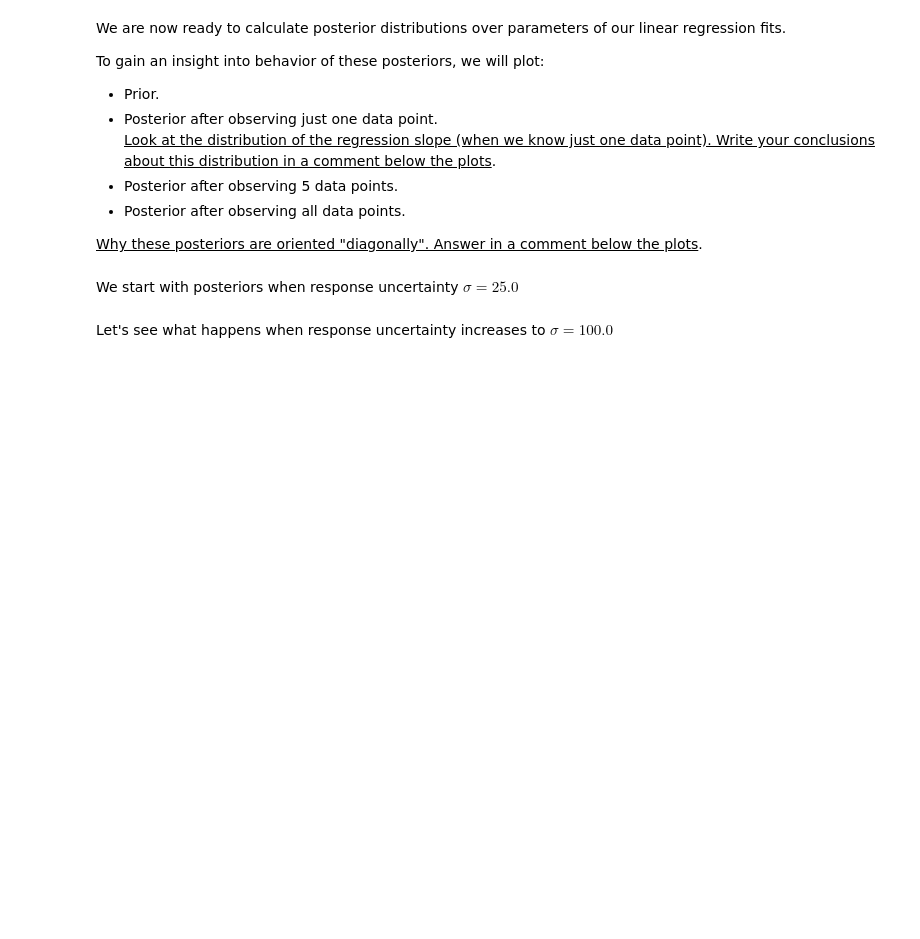
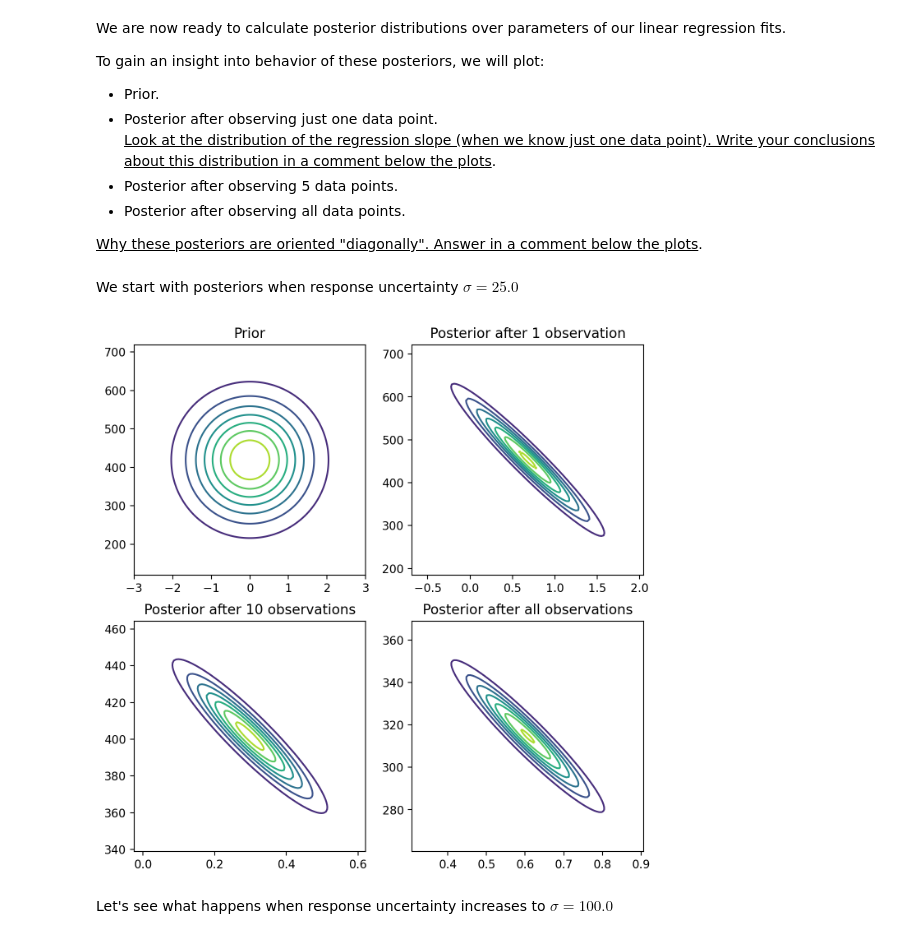
Before and after one commit to WSm-77/elements_of_statistical_machine_learning, a Jupyter notebook: lab3/lab3.ipynb, the cells around one changed output. Drawn from its saved outputs; the diff is of its cells as text; code cells hidden in the pictures; blank space fills up the shorter version.

```diff
--- a/lab3/lab3.ipynb
+++ b/lab3/lab3.ipynb
@@ -274,9 +290,11 @@ def plot_posteriors():
 # %% [markdown]
 We start with posteriors when response uncertainty $\sigma = 25.0$
 # %%
-sigma = 25.
+sigma = 25.0
 
 plot_posteriors()
+# %% [output]
+[figure, added]
 # %% [markdown]
 Let's see what happens when response uncertainty increases to $\sigma = 100.0$
 # %%
```
Also changed, not shown: parts of 20 cells of this notebook.
